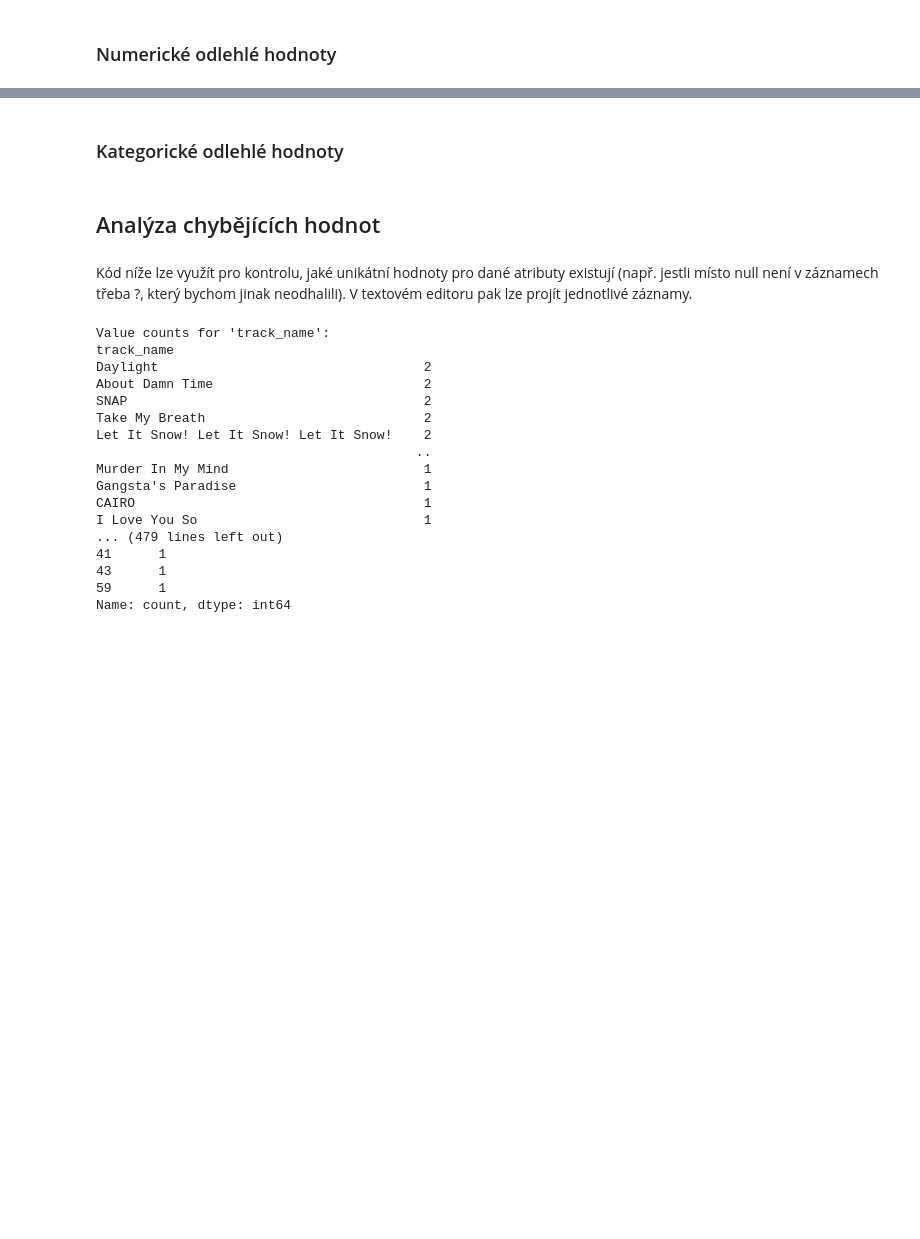
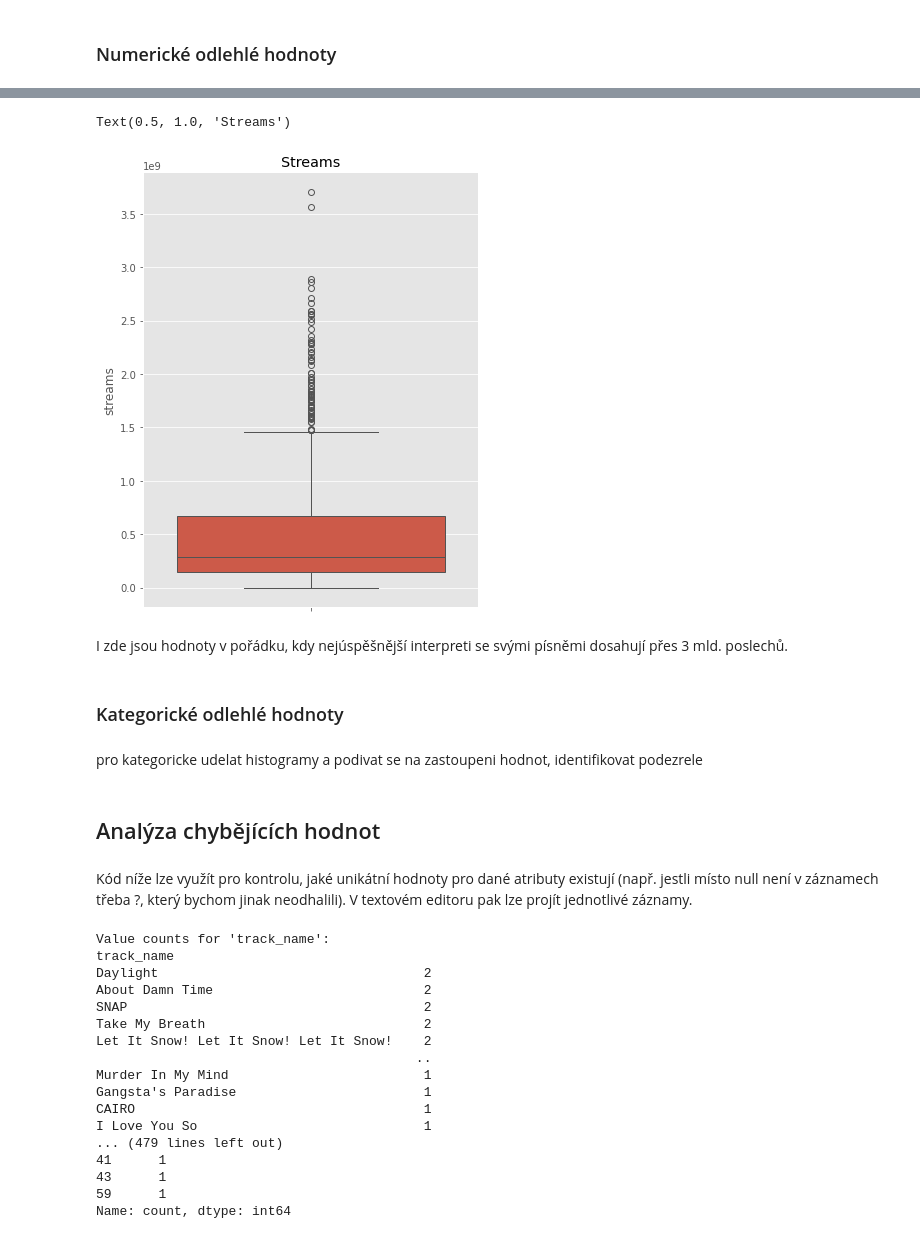
Before and after one commit to Filda99/FIT-UPA, a Jupyter notebook: proj2/upa_proj2.ipynb, the cells around one changed output, grey strips where cells are left out. Saved outputs shown, nothing was run; the diff lists cells and outputs as text; code cells hidden in the pictures; blank space fills up the shorter version.

```diff
--- a/proj2/upa_proj2.ipynb
+++ b/proj2/upa_proj2.ipynb
@@ -287,10 +294,16 @@ plt.show()
 # %%
-plt.figure(figsize=(8, 6))
-sns.boxplot(data['streams'])
-plt.title('Box Plot of number of streams')
-plt.show()
+plt.figure(figsize=(6, 8))
+sns.boxplot(data=numerical_data_others["streams"])
+plt.title('Streams')
+# %% [output]
+Text(0.5, 1.0, 'Streams')
+[figure, added]
+# %% [markdown]
+I zde jsou hodnoty v pořádku, kdy nejúspěšnější interpreti se svými písněmi dosahují přes 3 mld. poslechů.
 # %% [markdown]
 ### Kategorické odlehlé hodnoty
+# %% [markdown]
+pro kategoricke udelat histogramy a podivat se na zastoupeni hodnot, identifikovat podezrele
 # %% [markdown]
 ## Analýza chybějících hodnot
 # %%
```
Also changed, not shown: parts of 9 cells of this notebook.
